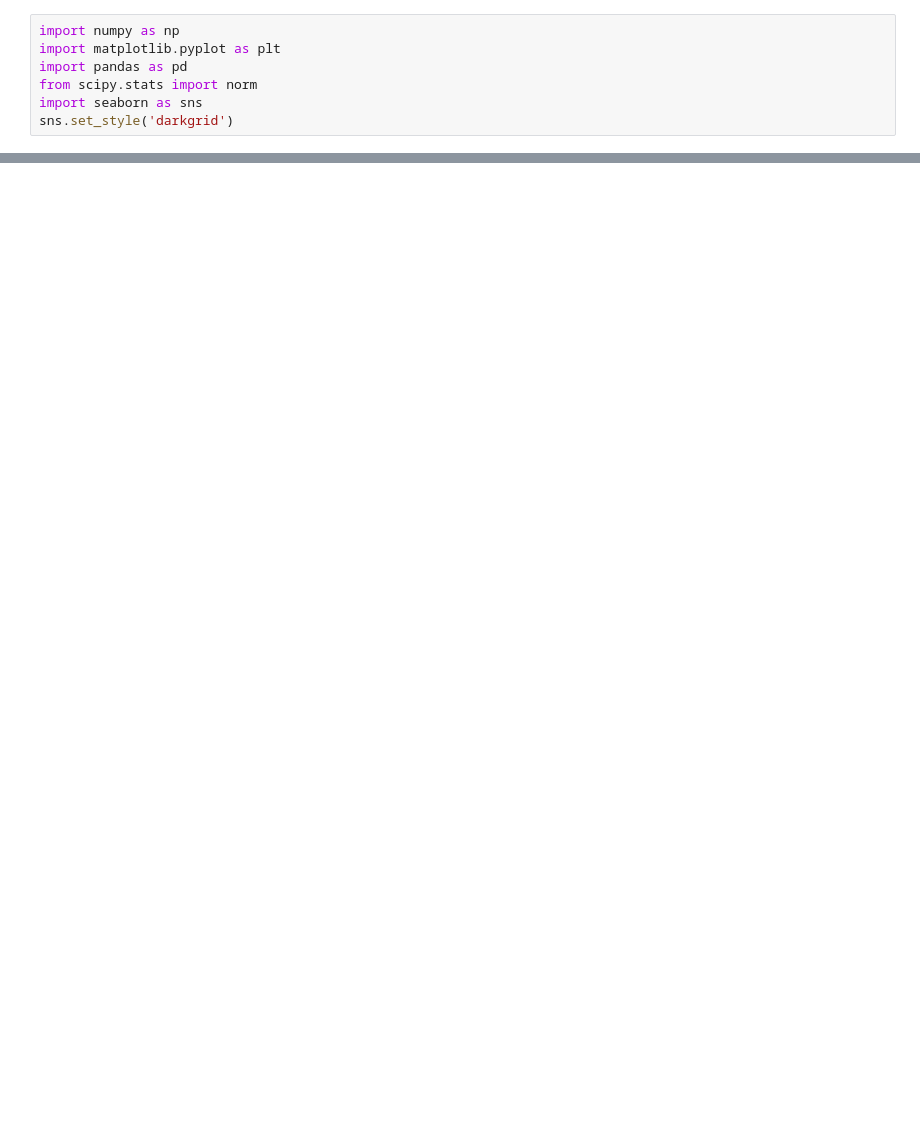
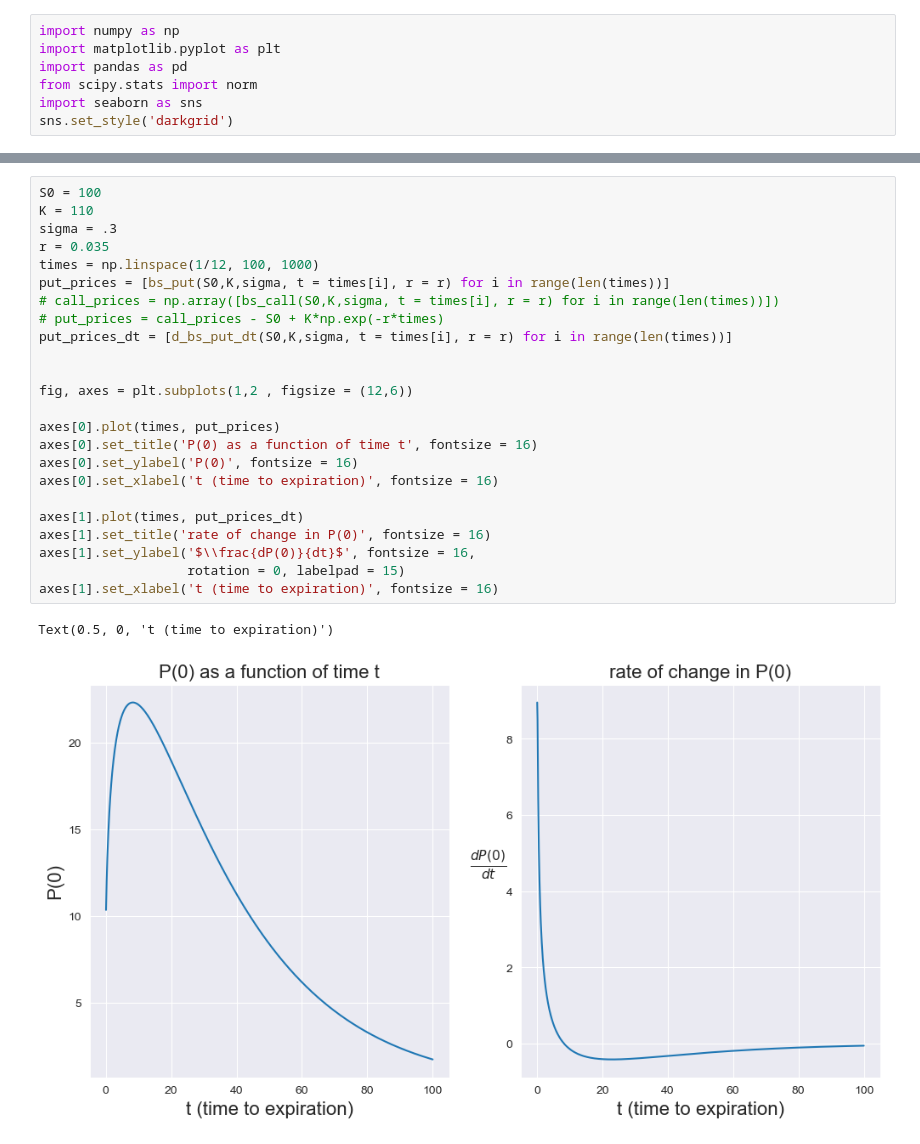
Before and after one commit to baner175/quant_finance_project, a Jupyter notebook: mini_project_3.ipynb, the cells around one changed output, grey strips where cells are left out. Drawn from its saved outputs; the diff is of its cells as text; blank space fills up the shorter version.

```diff
--- a/mini_project_3.ipynb
+++ b/mini_project_3.ipynb
@@ -102,0 +122,27 @@ plt.show()
+# %%
+S0 = 100
+K = 110
+sigma = .3
+r = 0.035
+times = np.linspace(1/12, 100, 1000)
+put_prices = [bs_put(S0,K,sigma, t = times[i], r = r) for i in range(len(times))]
+# call_prices = np.array([bs_call(S0,K,sigma, t = times[i], r = r) for i in range(len(times))])
+# put_prices = call_prices - S0 + K*np.exp(-r*times)
+put_prices_dt = [d_bs_put_dt(S0,K,sigma, t = times[i], r = r) for i in range(len(times))]
+
+
+fig, axes = plt.subplots(1,2 , figsize = (12,6))
+
+axes[0].plot(times, put_prices)
+axes[0].set_title('P(0) as a function of time t', fontsize = 16)
+axes[0].set_ylabel('P(0)', fontsize = 16)
+axes[0].set_xlabel('t (time to expiration)', fontsize = 16)
+
+axes[1].plot(times, put_prices_dt)
+axes[1].set_title('rate of change in P(0)', fontsize = 16)
+axes[1].set_ylabel('$\\frac{dP(0)}{dt}$', fontsize = 16,
+                   rotation = 0, labelpad = 15)
+axes[1].set_xlabel('t (time to expiration)', fontsize = 16)
+# %% [output]
+Text(0.5, 0, 't (time to expiration)')
+[figure, added]
```
Also changed, not shown: parts of 7 cells of this notebook.
